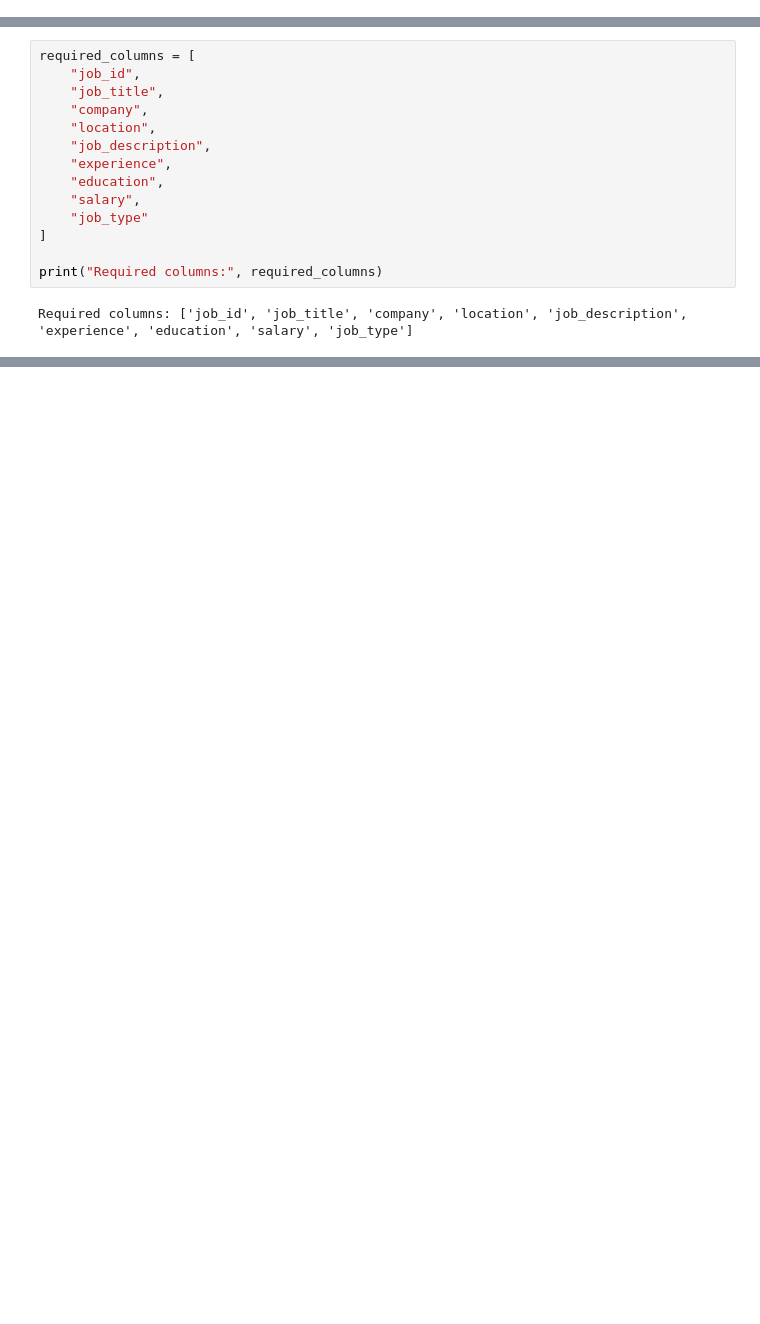
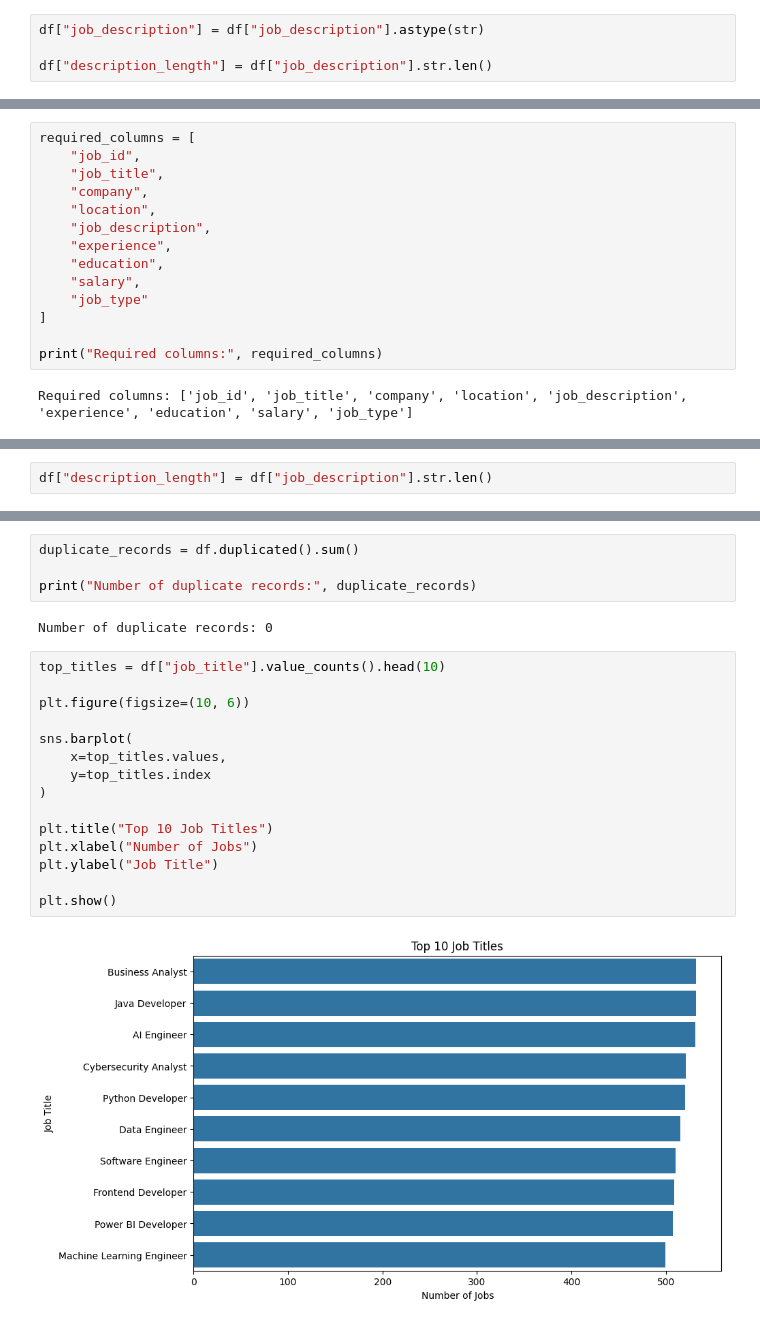
Before and after one commit to jairaj023/Internship-Practice, a Jupyter notebook: DAY_2_Task.ipynb, the cells around one changed output, grey strips where cells are left out. Drawn from its saved outputs; the diff is of its cells as text; blank space fills up the shorter version.

```diff
--- a/DAY_2_Task.ipynb
+++ b/DAY_2_Task.ipynb
@@ -71,0 +74,4 @@ df.describe()
+# %%
+df["job_description"] = df["job_description"].astype(str)
+
+df["description_length"] = df["job_description"].str.len()
@@ -87,0 +163,2 @@ Required columns: ['job_id', 'job_title', 'company', 'location', 'job_descriptio
+# %%
+df["description_length"] = df["job_description"].str.len()
@@ -87,0 +205,23 @@ Required columns: ['job_id', 'job_title', 'company', 'location', 'job_descriptio
+# %%
+duplicate_records = df.duplicated().sum()
+
+print("Number of duplicate records:", duplicate_records)
+# %% [output]
+Number of duplicate records: 0
+# %%
+top_titles = df["job_title"].value_counts().head(10)
+
+plt.figure(figsize=(10, 6))
+
+sns.barplot(
+    x=top_titles.values,
+    y=top_titles.index
+)
+
+plt.title("Top 10 Job Titles")
+plt.xlabel("Number of Jobs")
+plt.ylabel("Job Title")
+
+plt.show()
+# %% [output]
+[figure, added]
```
Also changed, not shown: parts of 19 cells of this notebook.
